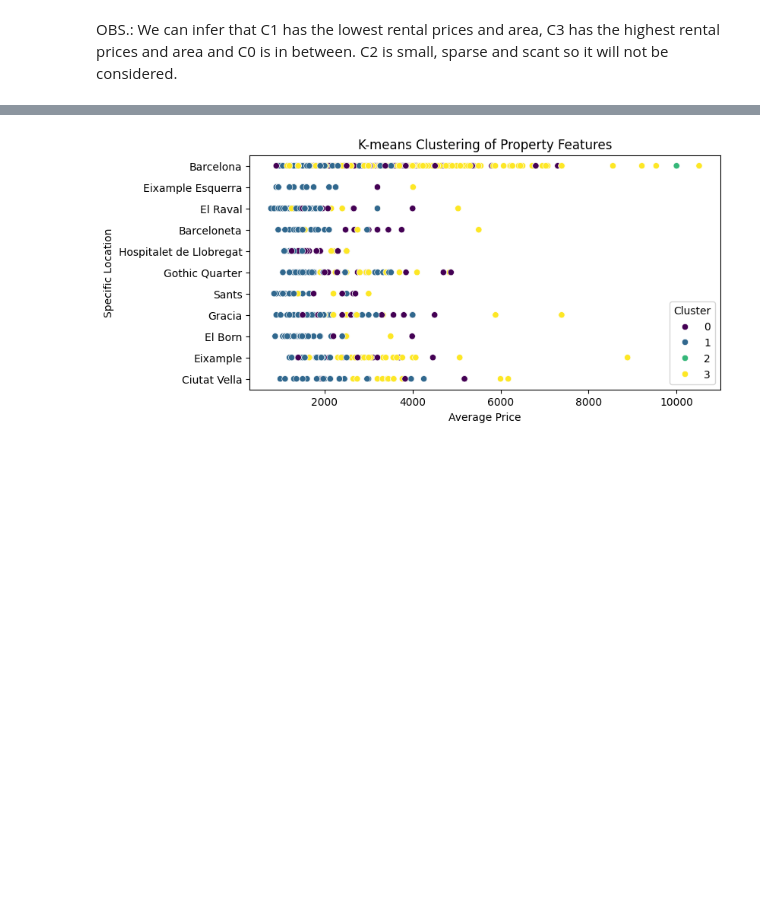
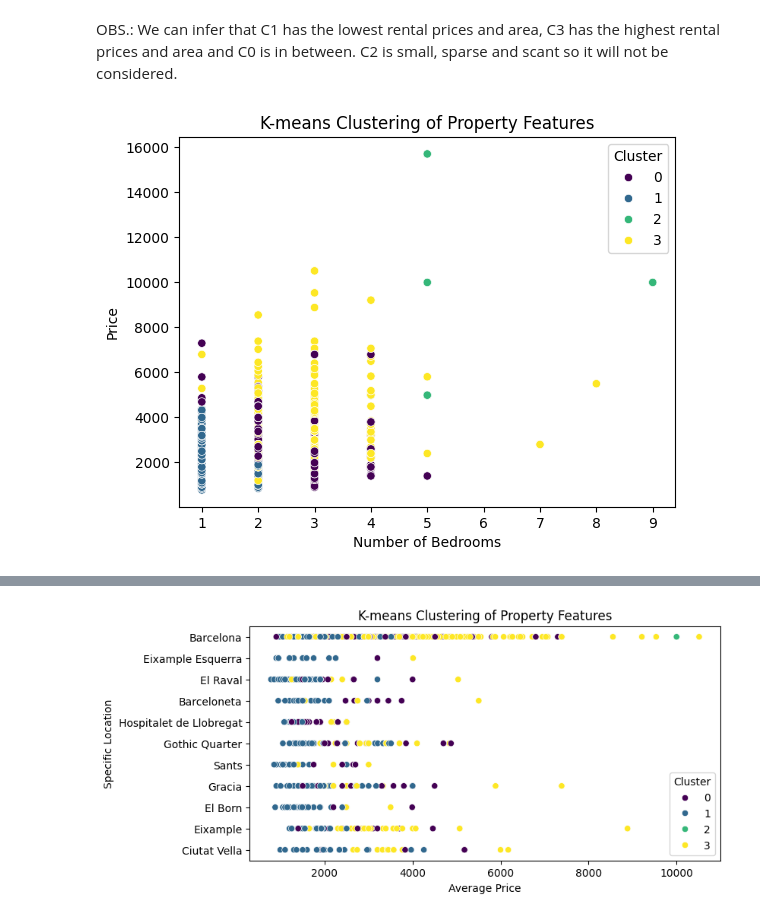
Before and after one commit to camilababo/Exploring-Task-Automation, a Jupyter notebook: Web_Scrapping/barcelona-rental-properties-analysis.ipynb, the cells around one changed output, grey strips where cells are left out. Saved outputs shown, nothing was run; the diff lists cells and outputs as text; code cells hidden in the pictures; blank space fills up the shorter version.

```diff
--- a/Web_Scrapping/barcelona-rental-properties-analysis.ipynb
+++ b/Web_Scrapping/barcelona-rental-properties-analysis.ipynb
@@ -235,3 +235,11 @@ plt.show()
 [figure]
 # %% [markdown]
 OBS.: We can infer that C1 has the lowest rental prices and area, C3 has the highest rental prices and area and C0 is in between. C2 is small, sparse and scant so it will not be considered.
+# %%
+sns.scatterplot(x='Bedrooms', y='Average Price', hue='Cluster', data=X, palette='viridis')
+plt.title('K-means Clustering of Property Features')
+plt.xlabel('Number of Bedrooms')
+plt.ylabel('Price')
+plt.show()
+# %% [output]
+[figure, added]
```
Also changed, not shown: parts of 1 cell of this notebook.
